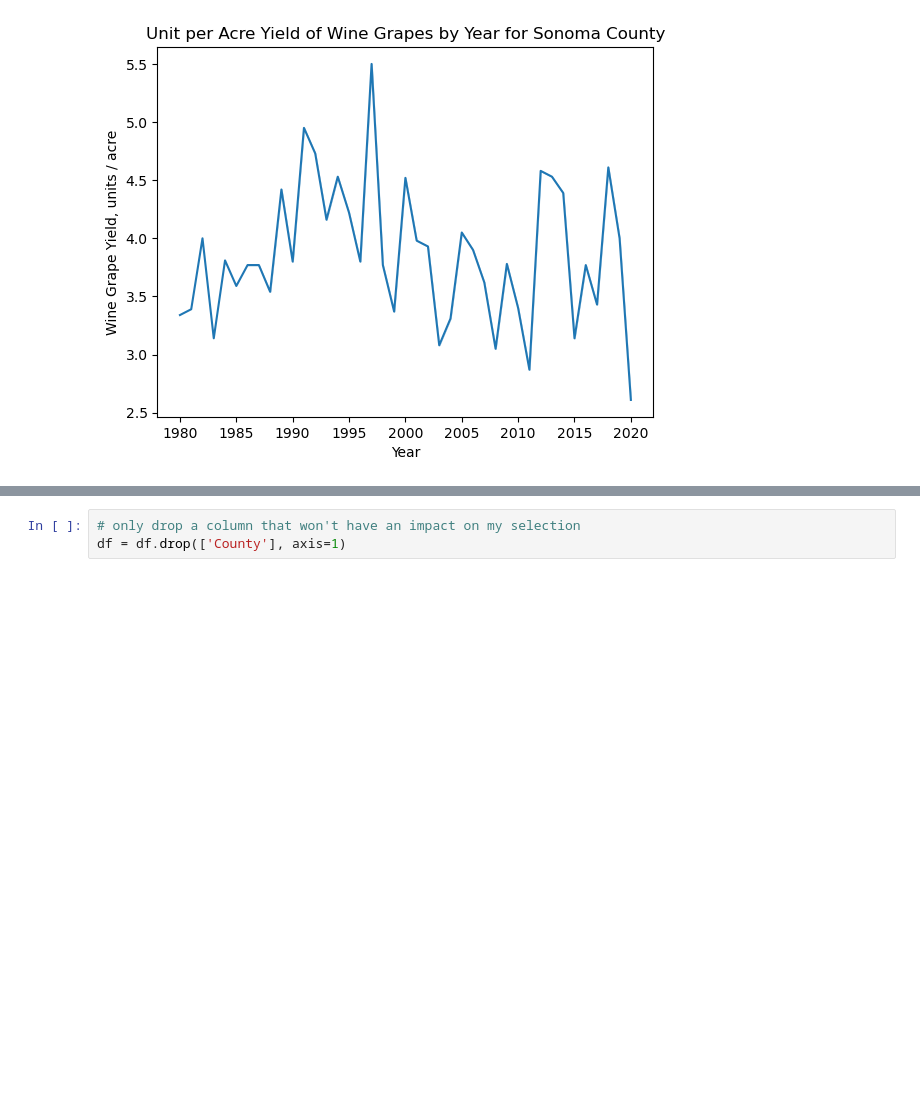
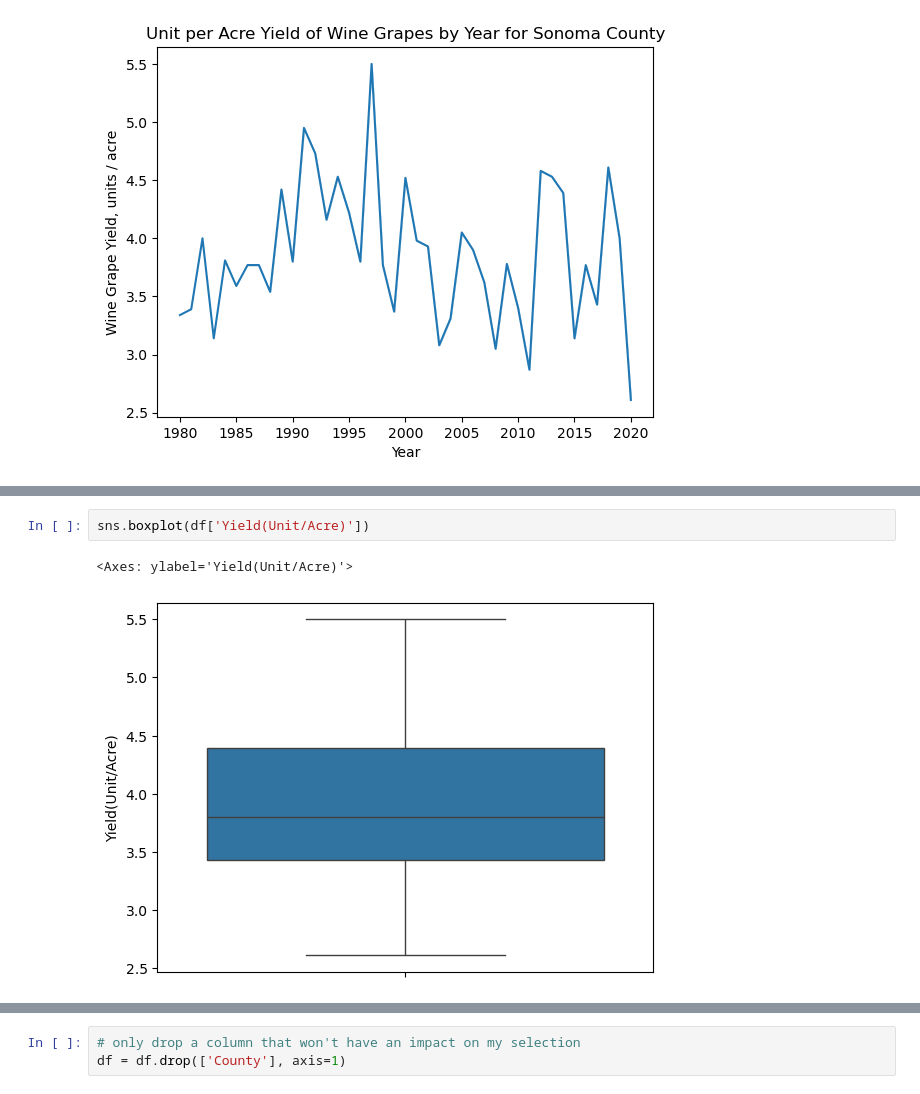
Before and after one commit to coldzonemt/Capstone_2, a Jupyter notebook: Modeling.ipynb, the cells around one changed output, grey strips where cells are left out. Saved outputs shown, nothing was run; the diff lists cells and outputs as text; blank space fills up the shorter version.

```diff
--- a/Modeling.ipynb
+++ b/Modeling.ipynb
@@ -71,0 +114,5 @@ plt.title('Unit per Acre Yield of Wine Grapes by Year for Sonoma County');
+# %%
+sns.boxplot(df['Yield(Unit/Acre)'])
+# %% [output]
+<Axes: ylabel='Yield(Unit/Acre)'>
+[figure, added]
```
Also changed, not shown: parts of 29 cells of this notebook, 2 other files.
